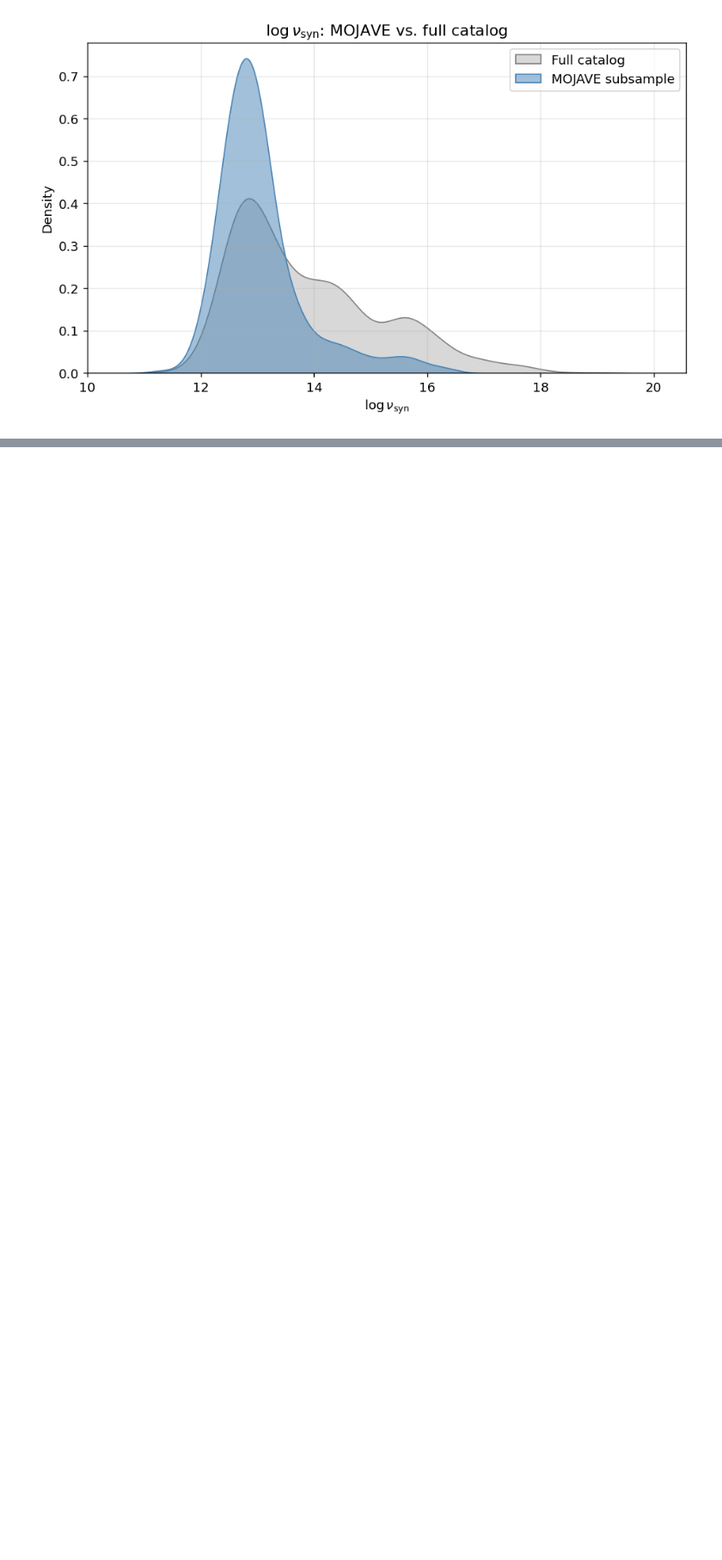
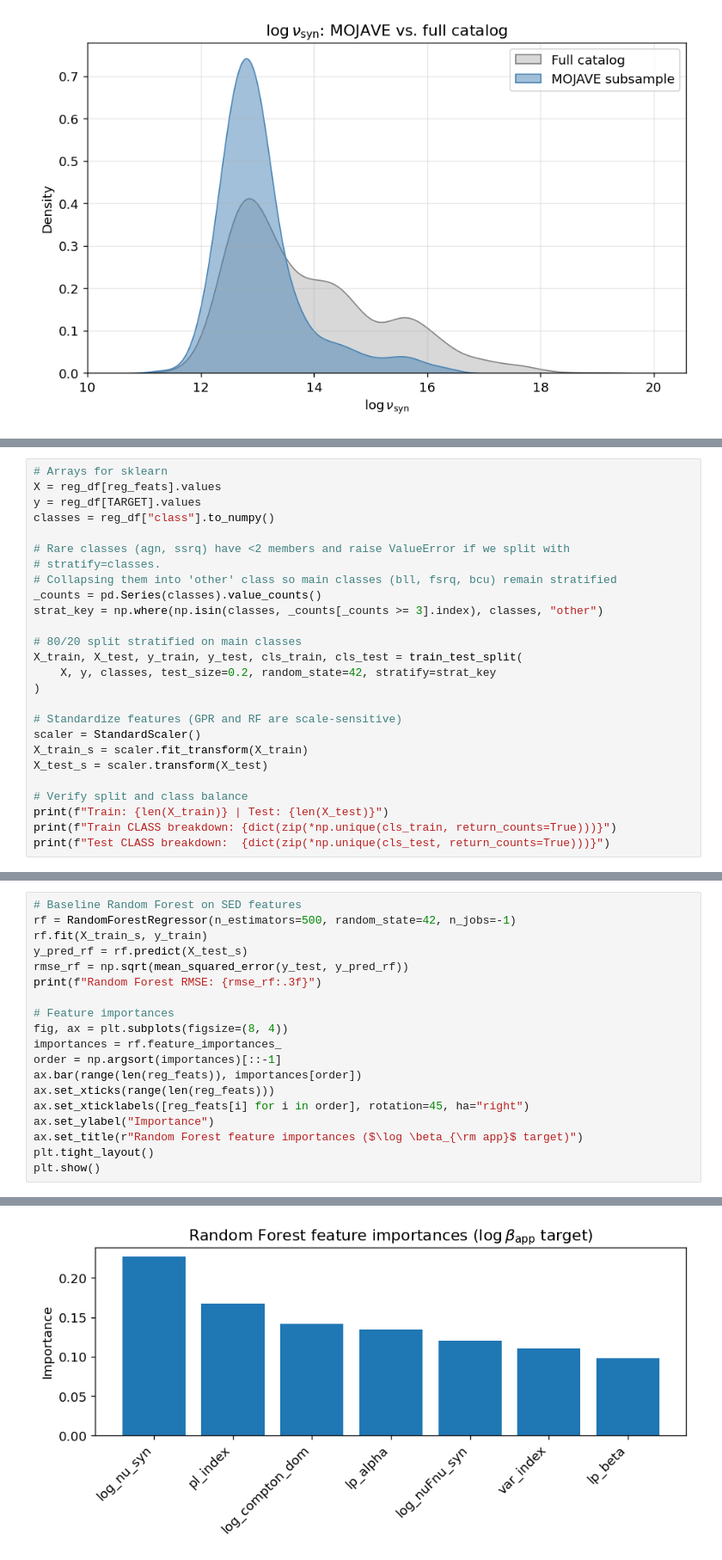
Before and after one commit to altjerue/ilwikak-ml, a Jupyter notebook: blazar_population_ml-p2.ipynb, the cells around one changed output, grey strips where cells are left out. Shown at 86% size. Saved outputs shown, nothing was run; the diff lists cells and outputs as text; blank space fills up the shorter version.

```diff
--- a/blazar_population_ml-p2.ipynb
+++ b/blazar_population_ml-p2.ipynb
@@ -331,0 +326,26 @@ Name: count, dtype: int64
+# %%
+# Arrays for sklearn
+X = reg_df[reg_feats].values
+y = reg_df[TARGET].values
+classes = reg_df["class"].to_numpy()
+
+# Rare classes (agn, ssrq) have <2 members and raise ValueError if we split with
+# stratify=classes.
+# Collapsing them into 'other' class so main classes (bll, fsrq, bcu) remain stratified
+_counts = pd.Series(classes).value_counts()
+strat_key = np.where(np.isin(classes, _counts[_counts >= 3].index), classes, "other")
+
+# 80/20 split stratified on main classes
+X_train, X_test, y_train, y_test, cls_train, cls_test = train_test_split(
+    X, y, classes, test_size=0.2, random_state=42, stratify=strat_key
+)
+
+# Standardize features (GPR and RF are scale-sensitive)
+scaler = StandardScaler()
+X_train_s = scaler.fit_transform(X_train)
+X_test_s = scaler.transform(X_test)
+
+# Verify split and class balance
+print(f"Train: {len(X_train)} | Test: {len(X_test)}")
+print(f"Train CLASS breakdown: {dict(zip(*np.unique(cls_train, return_counts=True)))}")
+print(f"Test CLASS breakdown:  {dict(zip(*np.unique(cls_test, return_counts=True)))}")
@@ -331,0 +360,20 @@ Name: count, dtype: int64
+# %%
+# Baseline Random Forest on SED features
+rf = RandomForestRegressor(n_estimators=500, random_state=42, n_jobs=-1)
+rf.fit(X_train_s, y_train)
+y_pred_rf = rf.predict(X_test_s)
+rmse_rf = np.sqrt(mean_squared_error(y_test, y_pred_rf))
+print(f"Random Forest RMSE: {rmse_rf:.3f}")
+
+# Feature importances
+fig, ax = plt.subplots(figsize=(8, 4))
+importances = rf.feature_importances_
+order = np.argsort(importances)[::-1]
+ax.bar(range(len(reg_feats)), importances[order])
+ax.set_xticks(range(len(reg_feats)))
+ax.set_xticklabels([reg_feats[i] for i in order], rotation=45, ha="right")
+ax.set_ylabel("Importance")
+ax.set_title(r"Random Forest feature importances ($\log \beta_{\rm app}$ target)")
+plt.tight_layout()
+plt.show()
+# %% [output]
@@ -331,0 +381 @@ Name: count, dtype: int64
+[figure, added]
```
Also changed, not shown: parts of 12 cells of this notebook.
